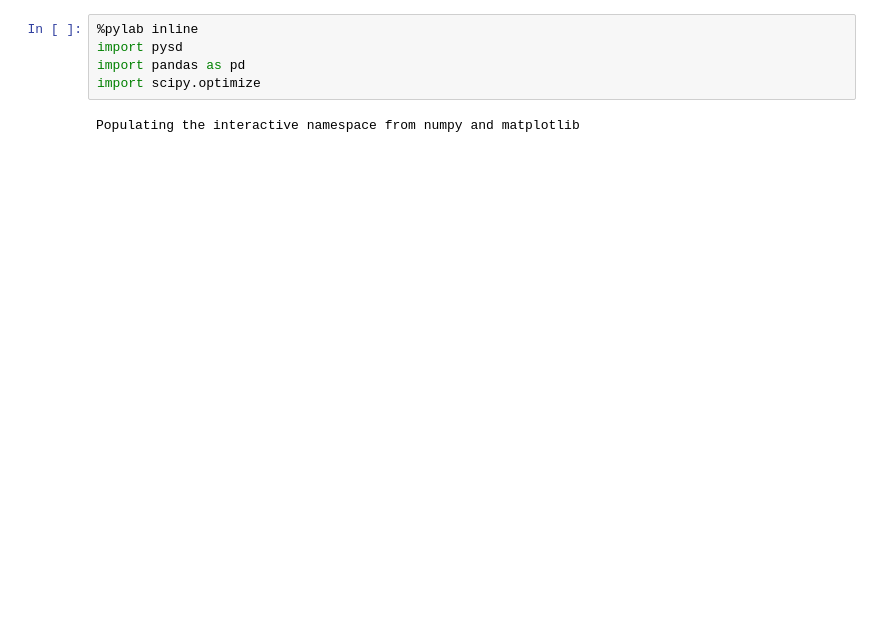
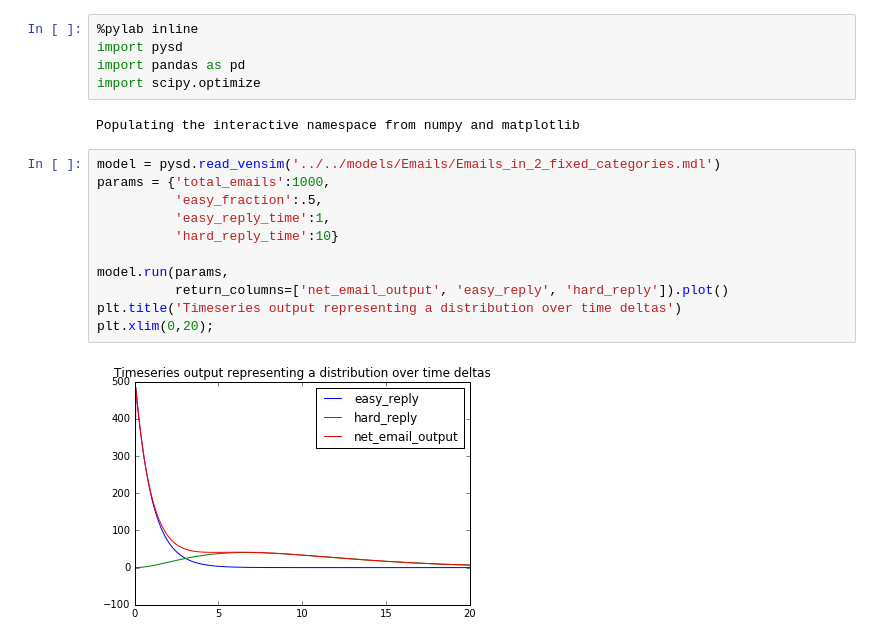
Before and after one commit to SDXorg/PySD-Cookbook, a Jupyter notebook: source/analyses/model_comparison/Comparing Models.ipynb, the cells around one changed output. Drawn from its saved outputs; the diff is of its cells as text; blank space fills up the shorter version.

```diff
--- a/source/analyses/model_comparison/Comparing Models.ipynb
+++ b/source/analyses/model_comparison/Comparing Models.ipynb
@@ -5,3 +35,16 @@ import pandas as pd
 import scipy.optimize
 # %% [output]
 Populating the interactive namespace from numpy and matplotlib
+# %%
+model = pysd.read_vensim('../../models/Emails/Emails_in_2_fixed_categories.mdl')
+params = {'total_emails':1000,
+          'easy_fraction':.5,
+          'easy_reply_time':1,
+          'hard_reply_time':10}
+
+model.run(params,
+          return_columns=['net_email_output', 'easy_reply', 'hard_reply']).plot()
+plt.title('Timeseries output representing a distribution over time deltas')
+plt.xlim(0,20);
+# %% [output]
+[figure, added]
```
Also changed, not shown: parts of 10 cells of this notebook, 3 other files.
